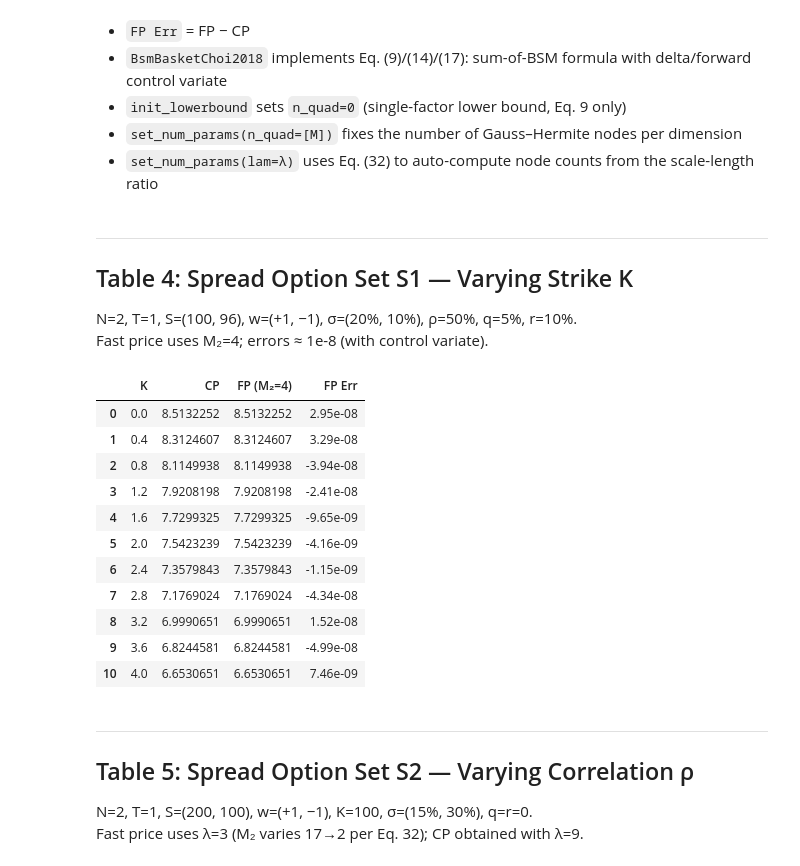
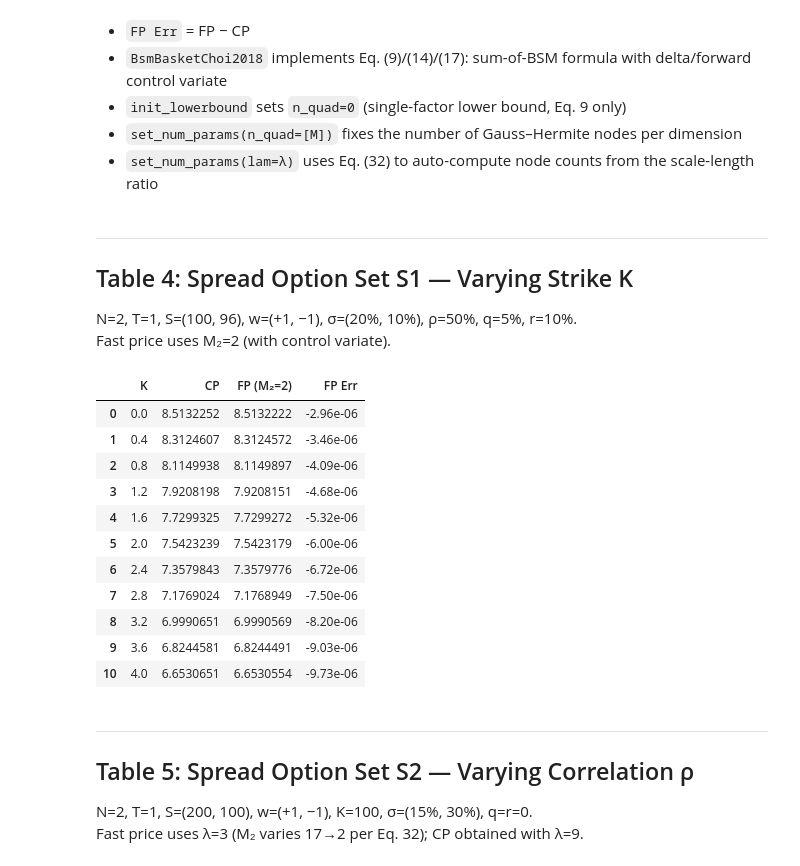
Before and after one commit to PyFE/PyfengForPapers, a Jupyter notebook: ipynb/Choi2018-JFM-SumBSM.ipynb, the cells around one changed output. Cells and saved outputs as stored; diff of their text form; code cells hidden in the pictures.

```diff
--- a/ipynb/Choi2018-JFM-SumBSM.ipynb
+++ b/ipynb/Choi2018-JFM-SumBSM.ipynb
@@ -46,38 +46,38 @@ except ImportError:
 ---
 ## Table 4: Spread Option Set S1 — Varying Strike K
 N=2, T=1, S=(100, 96), w=(+1, −1), σ=(20%, 10%), ρ=50%, q=5%, r=10%.
-Fast price uses M₂=4; errors ≈ 1e-8 (with control variate).
+Fast price uses M₂=2 (with control variate).
 # %%
 sigma_S1 = np.array([0.20, 0.10])
 spot_S1  = np.array([100.0, 96.0])
 w_S1     = np.array([1.0, -1.0])
 texp_S1, intr_S1, divr_S1 = 1.0, 0.10, 0.05
 
 strike_S1 = np.arange(0.0, 4.1, 0.4)
 
 # CP from paper (Table 4)
 cp4 = np.array([8.5132252, 8.3124607, 8.1149938, 7.9208198, 7.7299325,
                 7.5423239, 7.3579843, 7.1769024, 6.9990651, 6.8244581, 6.6530651])
 
 m_fp = pf.BsmBasketChoi2018(sigma_S1, rho=0.50, weight=w_S1, intr=intr_S1, divr=divr_S1)
-m_fp.set_num_params(n_quad=[4])   # fast: M₂=4
+m_fp.set_num_params(n_quad=[2])   # fast: M₂=2
 fp4 = m_fp.price(strike_S1, spot_S1, texp_S1)
 
-df4 = pd.DataFrame({'K': strike_S1, 'CP': cp4, 'FP (M₂=4)': fp4, 'FP Err': fp4 - cp4})
-df4.style.format({'K': '{:.1f}', 'CP': '{:.7f}', 'FP (M₂=4)': '{:.7f}', 'FP Err': '{:.2e}'})
+df4 = pd.DataFrame({'K': strike_S1, 'CP': cp4, 'FP (M₂=2)': fp4, 'FP Err': fp4 - cp4})
+df4.style.format({'K': '{:.1f}', 'CP': '{:.7f}', 'FP (M₂=2)': '{:.7f}', 'FP Err': '{:.2e}'})
 # %% [output]
-|  | K | CP | FP (M₂=4) | FP Err |
-| 0 | 0.0 | 8.5132252 | 8.5132252 | 2.95e-08 |
-| 1 | 0.4 | 8.3124607 | 8.3124607 | 3.29e-08 |
-| 2 | 0.8 | 8.1149938 | 8.1149938 | -3.94e-08 |
-| 3 | 1.2 | 7.9208198 | 7.9208198 | -2.41e-08 |
-| 4 | 1.6 | 7.7299325 | 7.7299325 | -9.65e-09 |
-| 5 | 2.0 | 7.5423239 | 7.5423239 | -4.16e-09 |
-| 6 | 2.4 | 7.3579843 | 7.3579843 | -1.15e-09 |
-| 7 | 2.8 | 7.1769024 | 7.1769024 | -4.34e-08 |
-| 8 | 3.2 | 6.9990651 | 6.9990651 | 1.52e-08 |
-| 9 | 3.6 | 6.8244581 | 6.8244581 | -4.99e-08 |
-| 10 | 4.0 | 6.6530651 | 6.6530651 | 7.46e-09 |
+|  | K | CP | FP (M₂=2) | FP Err |
+| 0 | 0.0 | 8.5132252 | 8.5132222 | -2.96e-06 |
+| 1 | 0.4 | 8.3124607 | 8.3124572 | -3.46e-06 |
+| 2 | 0.8 | 8.1149938 | 8.1149897 | -4.09e-06 |
+| 3 | 1.2 | 7.9208198 | 7.9208151 | -4.68e-06 |
+| 4 | 1.6 | 7.7299325 | 7.7299272 | -5.32e-06 |
+| 5 | 2.0 | 7.5423239 | 7.5423179 | -6.00e-06 |
+| 6 | 2.4 | 7.3579843 | 7.3579776 | -6.72e-06 |
+| 7 | 2.8 | 7.1769024 | 7.1768949 | -7.50e-06 |
+| 8 | 3.2 | 6.9990651 | 6.9990569 | -8.20e-06 |
+| 9 | 3.6 | 6.8244581 | 6.8244491 | -9.03e-06 |
+| 10 | 4.0 | 6.6530651 | 6.6530554 | -9.73e-06 |
 # %% [markdown]
 ---
 ## Table 5: Spread Option Set S2 — Varying Correlation ρ
```
